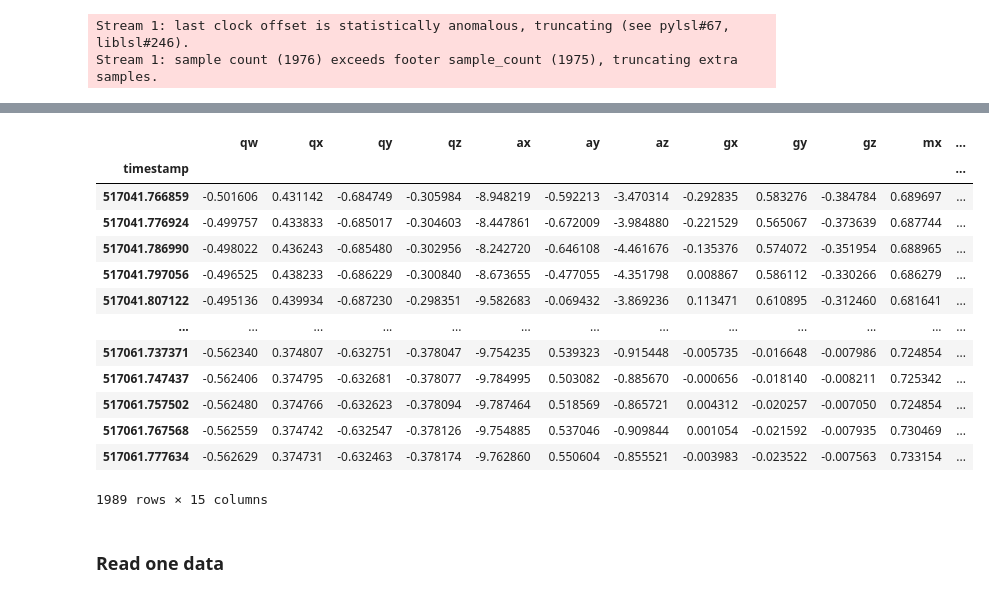
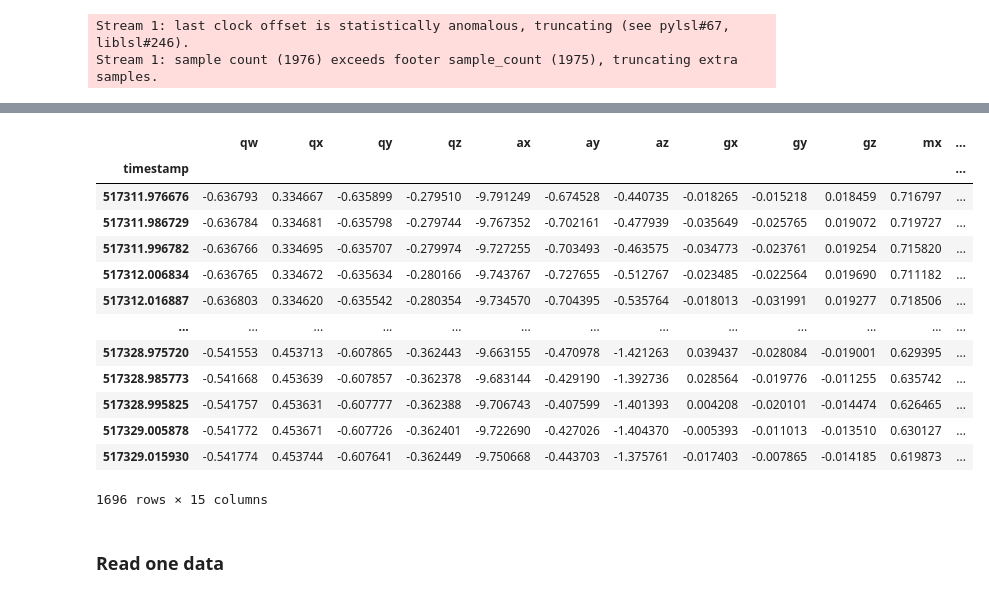
Before and after one commit to Mohsenmohebbi1993/Biomechanik, a Jupyter notebook: notebooks/6. Mrteza Project IMU and xdf file.ipynb, the cells around one changed output, grey strips where cells are left out. Drawn from its saved outputs; the diff is of its cells as text; code cells hidden in the pictures.

```diff
--- a/notebooks/6. Mrteza Project IMU and xdf file.ipynb
+++ b/notebooks/6. Mrteza Project IMU and xdf file.ipynb
@@ -139,20 +127,20 @@ name_dataframe
 # %%
-squat_tibia_l
+joggen_tibia_l
 # %% [output]
 |  | qw | qx | qy | qz | ax | ay | az | gx | gy | gz | mx | ... |
 | timestamp |  |  |  |  |  |  |  |  |  |  |  | ... |
-| 517041.766859 | -0.501606 | 0.431142 | -0.684749 | -0.305984 | -8.948219 | -0.592213 | -3.470314 | -0.292835 | 0.583276 | -0.384784 | 0.689697 | ... |
-| 517041.776924 | -0.499757 | 0.433833 | -0.685017 | -0.304603 | -8.447861 | -0.672009 | -3.984880 | -0.221529 | 0.565067 | -0.373639 | 0.687744 | ... |
-| 517041.786990 | -0.498022 | 0.436243 | -0.685480 | -0.302956 | -8.242720 | -0.646108 | -4.461676 | -0.135376 | 0.574072 | -0.351954 | 0.688965 | ... |
-| 517041.797056 | -0.496525 | 0.438233 | -0.686229 | -0.300840 | -8.673655 | -0.477055 | -4.351798 | 0.008867 | 0.586112 | -0.330266 | 0.686279 | ... |
-| 517041.807122 | -0.495136 | 0.439934 | -0.687230 | -0.298351 | -9.582683 | -0.069432 | -3.869236 | 0.113471 | 0.610895 | -0.312460 | 0.681641 | ... |
+| 517311.976676 | -0.636793 | 0.334667 | -0.635899 | -0.279510 | -9.791249 | -0.674528 | -0.440735 | -0.018265 | -0.015218 | 0.018459 | 0.716797 | ... |
+| 517311.986729 | -0.636784 | 0.334681 | -0.635798 | -0.279744 | -9.767352 | -0.702161 | -0.477939 | -0.035649 | -0.025765 | 0.019072 | 0.719727 | ... |
+| 517311.996782 | -0.636766 | 0.334695 | -0.635707 | -0.279974 | -9.727255 | -0.703493 | -0.463575 | -0.034773 | -0.023761 | 0.019254 | 0.715820 | ... |
+| 517312.006834 | -0.636765 | 0.334672 | -0.635634 | -0.280166 | -9.743767 | -0.727655 | -0.512767 | -0.023485 | -0.022564 | 0.019690 | 0.711182 | ... |
+| 517312.016887 | -0.636803 | 0.334620 | -0.635542 | -0.280354 | -9.734570 | -0.704395 | -0.535764 | -0.018013 | -0.031991 | 0.019277 | 0.718506 | ... |
 | ... | ... | ... | ... | ... | ... | ... | ... | ... | ... | ... | ... | ... |
-| 517061.737371 | -0.562340 | 0.374807 | -0.632751 | -0.378047 | -9.754235 | 0.539323 | -0.915448 | -0.005735 | -0.016648 | -0.007986 | 0.724854 | ... |
-| 517061.747437 | -0.562406 | 0.374795 | -0.632681 | -0.378077 | -9.784995 | 0.503082 | -0.885670 | -0.000656 | -0.018140 | -0.008211 | 0.725342 | ... |
-| 517061.757502 | -0.562480 | 0.374766 | -0.632623 | -0.378094 | -9.787464 | 0.518569 | -0.865721 | 0.004312 | -0.020257 | -0.007050 | 0.724854 | ... |
-| 517061.767568 | -0.562559 | 0.374742 | -0.632547 | -0.378126 | -9.754885 | 0.537046 | -0.909844 | 0.001054 | -0.021592 | -0.007935 | 0.730469 | ... |
-| 517061.777634 | -0.562629 | 0.374731 | -0.632463 | -0.378174 | -9.762860 | 0.550604 | -0.855521 | -0.003983 | -0.023522 | -0.007563 | 0.733154 | ... |
+| 517328.975720 | -0.541553 | 0.453713 | -0.607865 | -0.362443 | -9.663155 | -0.470978 | -1.421263 | 0.039437 | -0.028084 | -0.019001 | 0.629395 | ... |
+| 517328.985773 | -0.541668 | 0.453639 | -0.607857 | -0.362378 | -9.683144 | -0.429190 | -1.392736 | 0.028564 | -0.019776 | -0.011255 | 0.635742 | ... |
+| 517328.995825 | -0.541757 | 0.453631 | -0.607777 | -0.362388 | -9.706743 | -0.407599 | -1.401393 | 0.004208 | -0.020101 | -0.014474 | 0.626465 | ... |
+| 517329.005878 | -0.541772 | 0.453671 | -0.607726 | -0.362401 | -9.722690 | -0.427026 | -1.404370 | -0.005393 | -0.011013 | -0.013510 | 0.630127 | ... |
+| 517329.015930 | -0.541774 | 0.453744 | -0.607641 | -0.362449 | -9.750668 | -0.443703 | -1.375761 | -0.017403 | -0.007865 | -0.014185 | 0.619873 | ... |
-1989 rows × 15 columns
+1696 rows × 15 columns
 # %% [markdown]
 ### Read one data
 # %%
```
Also changed, not shown: parts of 6 cells of this notebook.
